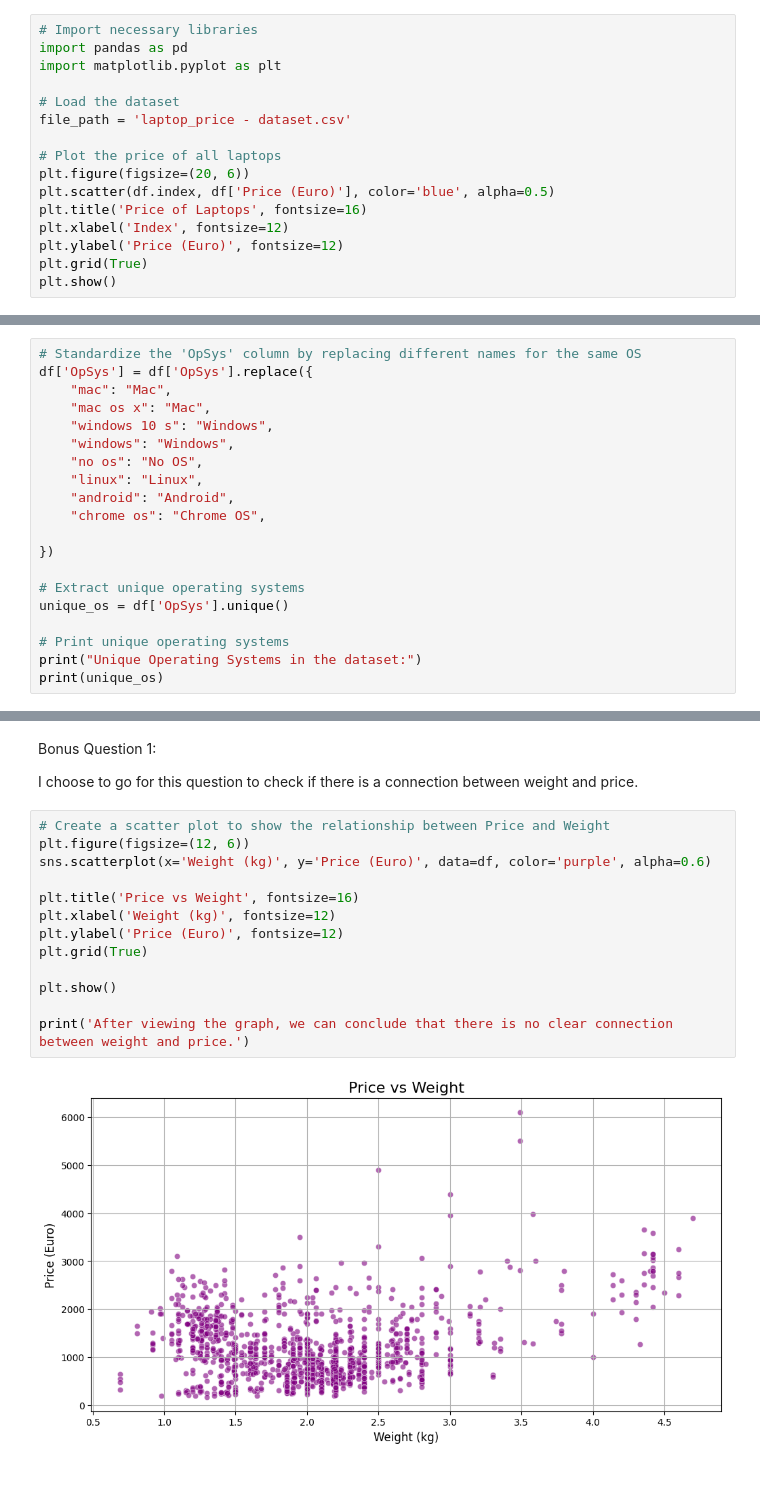
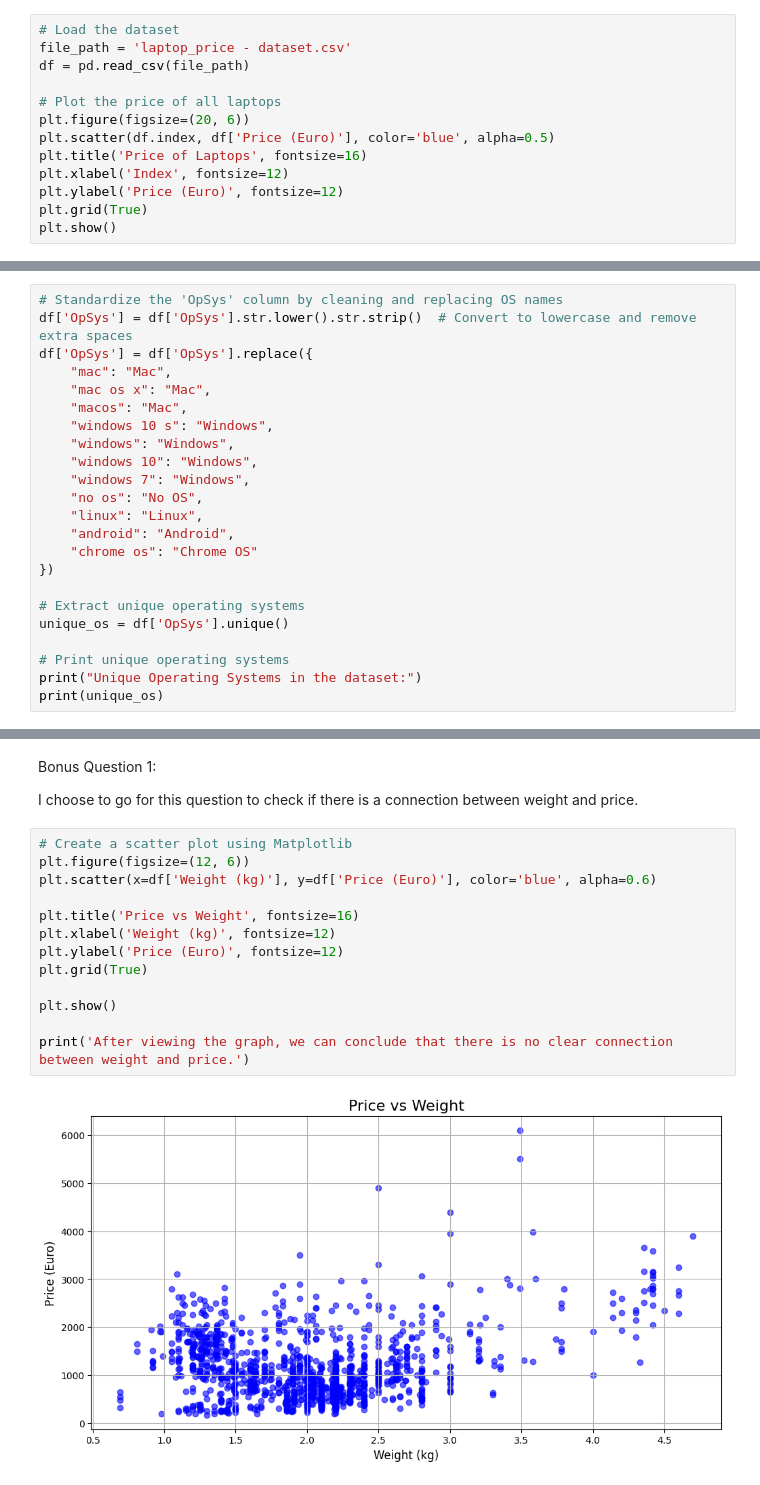
Before and after one commit to GITCODEME123/MINIPROJECT1, a Jupyter notebook: mini_project.ipynb, the cells around one changed output, grey strips where cells are left out. Drawn from its saved outputs; the diff is of its cells as text.

```diff
--- a/mini_project.ipynb
+++ b/mini_project.ipynb
@@ -137,12 +137,9 @@ Original signal length: 100
 Downsampled signal length: 20
 Indices of downsampled points: [ 0  5 10 15 20 25 30 35 40 45 50 55 60 65 70 75 80 85 90 95]
 # %%
-# Import necessary libraries
-import pandas as pd
-import matplotlib.pyplot as plt
-
 # Load the dataset
 file_path = 'laptop_price - dataset.csv'
+df = pd.read_csv(file_path)
 
 # Plot the price of all laptops
 plt.figure(figsize=(20, 6))
@@ -187,17 +184,20 @@ Name: Price (Euro), dtype: float64
 
 The company with the most expensive average laptop is Razer with an average price of 3346.14 Euros.
 # %%
-# Standardize the 'OpSys' column by replacing different names for the same OS
+# Standardize the 'OpSys' column by cleaning and replacing OS names
+df['OpSys'] = df['OpSys'].str.lower().str.strip()  # Convert to lowercase and remove extra spaces
 df['OpSys'] = df['OpSys'].replace({
     "mac": "Mac",
     "mac os x": "Mac",
+    "macos": "Mac",
     "windows 10 s": "Windows",
     "windows": "Windows",
+    "windows 10": "Windows",
+    "windows 7": "Windows",
     "no os": "No OS",
     "linux": "Linux",
     "android": "Android",
-    "chrome os": "Chrome OS",
-
+    "chrome os": "Chrome OS"
 })
 
 # Extract unique operating systems
@@ -263,20 +263,20 @@ Bonus Question 1:
 
 I choose to go for this question to check if there is a connection between weight and price.
 # %%
-# Create a scatter plot to show the relationship between Price and Weight
+# Create a scatter plot using Matplotlib
 plt.figure(figsize=(12, 6))
-sns.scatterplot(x='Weight (kg)', y='Price (Euro)', data=df, color='purple', alpha=0.6)
+plt.scatter(x=df['Weight (kg)'], y=df['Price (Euro)'], color='blue', alpha=0.6)
 
 plt.title('Price vs Weight', fontsize=16)
 plt.xlabel('Weight (kg)', fontsize=12)
 plt.ylabel('Price (Euro)', fontsize=12)
 plt.grid(True)
 
 plt.show()
 
 print('After viewing the graph, we can conclude that there is no clear connection between weight and price.')
 # %% [output]
-[figure, old version]
+[figure, new version]
 After viewing the graph, we can conclude that there is no clear connection between weight and price.
 # %% [markdown]
 Bonus Question 2:
```
Also changed, not shown: parts of 4 cells of this notebook.
